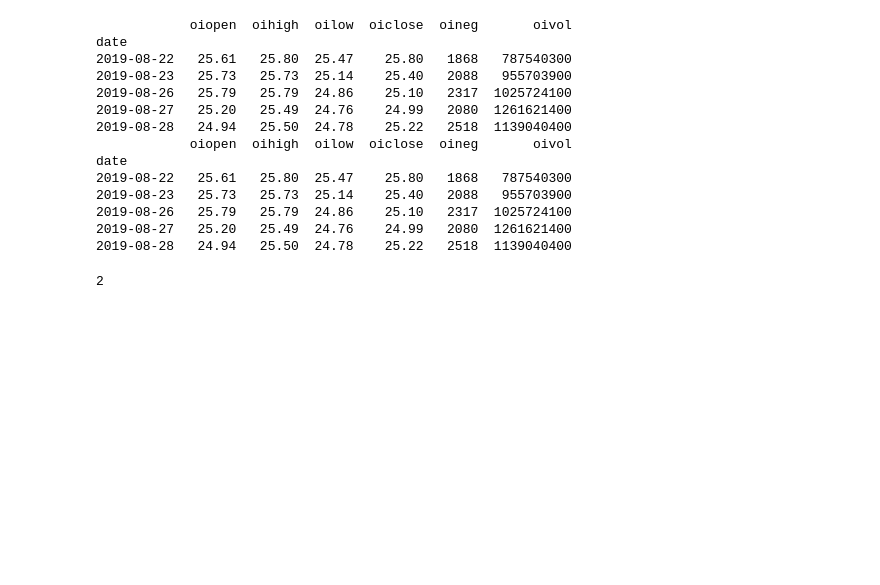
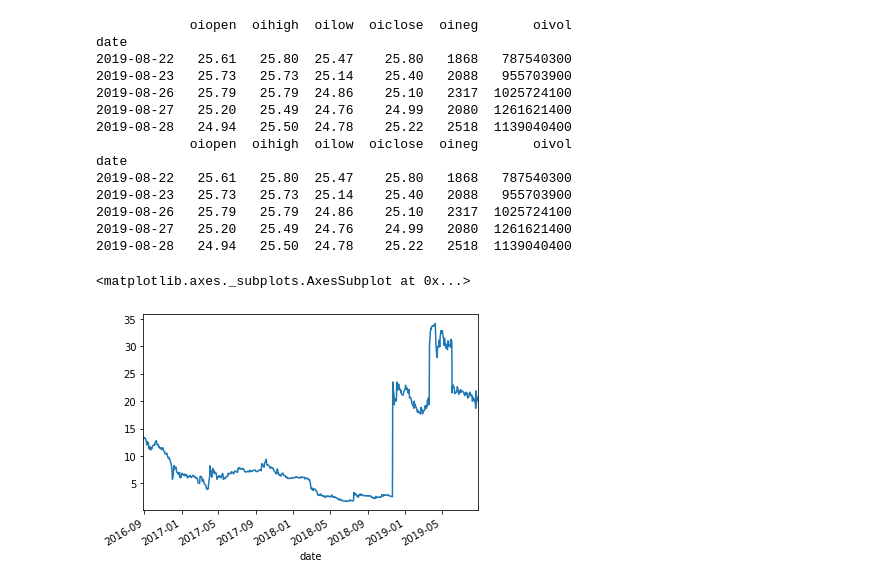
Before and after one commit to raphabraccialli/OpenFinanceLab, a Jupyter notebook: monthly_fii/monthly_fiis.ipynb, the cells around one changed output. Cells and saved outputs as stored; diff of their text form; code cells hidden in the pictures; blank space fills up the shorter version.

```diff
--- a/monthly_fii/monthly_fiis.ipynb
+++ b/monthly_fii/monthly_fiis.ipynb
@@ -23,7 +23,7 @@ fiis_dataFrame.tail()
 | 2019-08-28 | 1429.99 | 1446.00 | 1420.02 | 1446.00 | 18.0 | 8719375.0 | 24.94 | 25.50 | ... |
 5 rows × 1086 columns
 # %%
-start = to_datetime('28/08/2018')
+start = to_datetime('29/08/2016')
 fiis = fiis_dataFrame[fiis_dataFrame.index >= start]
-fiis.dropna(axis=1, how='all')
+fiis = fiis.dropna(axis=1, how='any')
 #fiis.plot(figsize=(15,6))
@@ -146,9 +148,9 @@ date
 2019-08-26   25.79   25.79  24.86    25.10   2317  1025724100
 2019-08-27   25.20   25.49  24.76    24.99   2080  1261621400
 2019-08-28   24.94   25.50  24.78    25.22   2518  1139040400
-# %%
-test = [1, 2, -3, 4, 5]
-
-test.index(min(test))
-# %% [output]
-2
+# %%
+#[['close_RNEW11', 385.0], ['close_KLBN11', 56.0], ['close_SULA11', 39.0]]
+fiis['close_RNEW11'].plot()
+# %% [output]
+<matplotlib.axes._subplots.AxesSubplot at 0x...>
+[figure, added]
```
Also changed, not shown: parts of 3 cells of this notebook.
